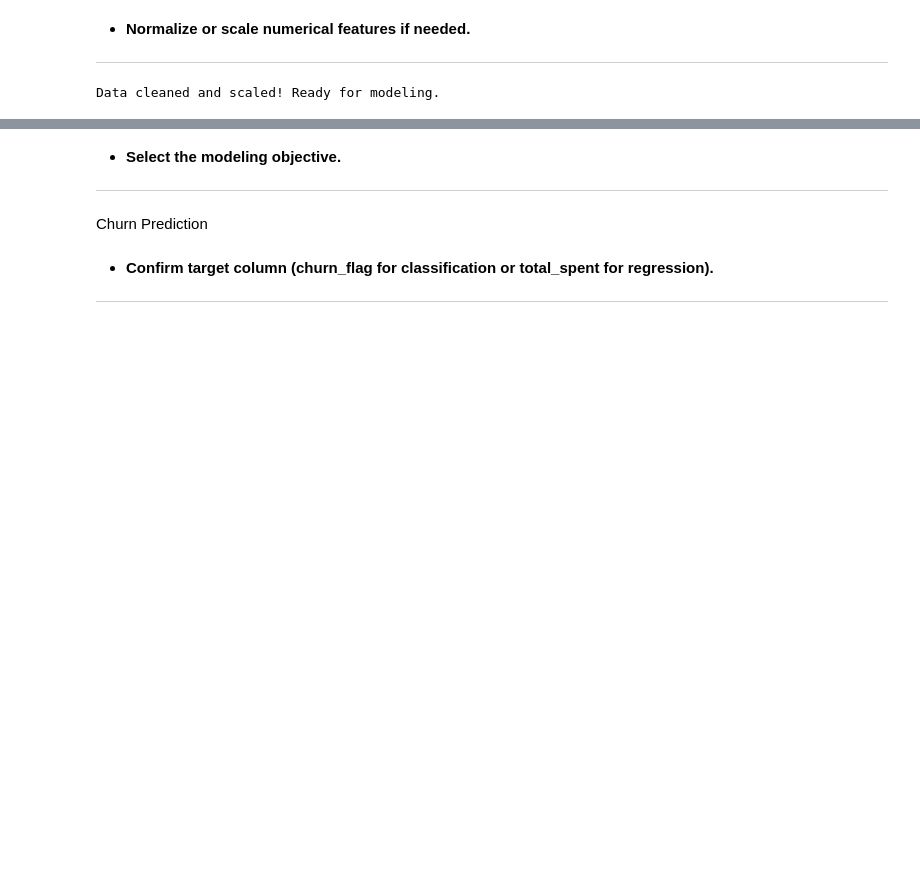
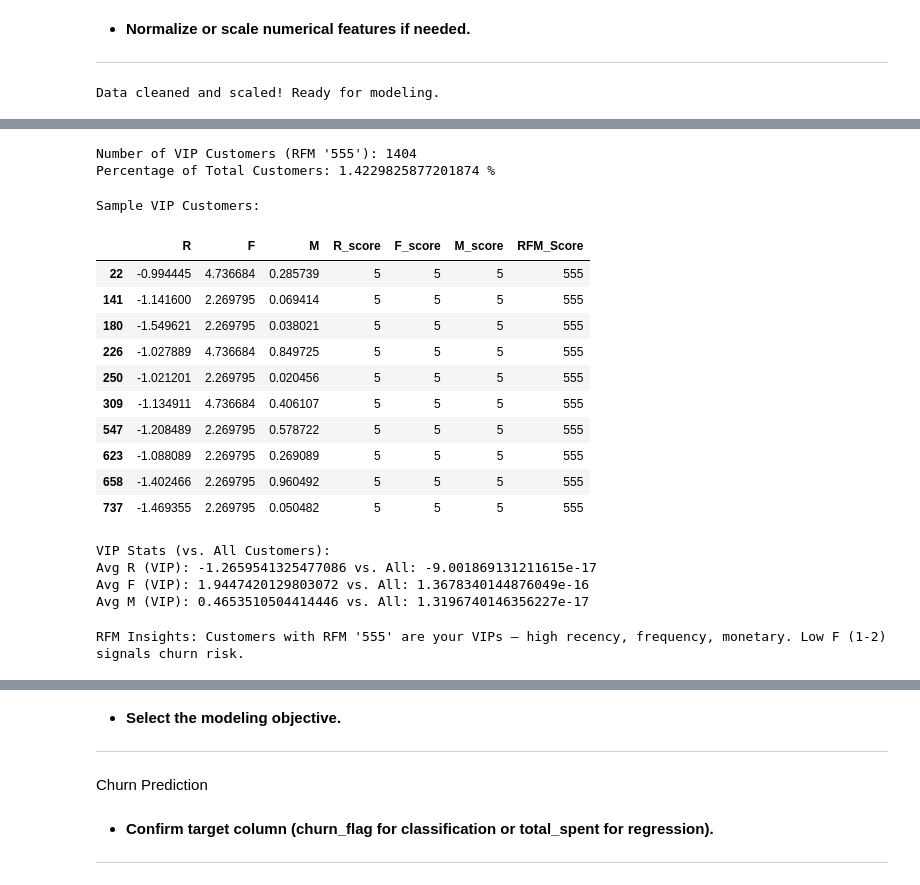
Before and after one commit to Kanakbaghel/Capstone_Project, a Jupyter notebook: Scripts/P2 : Predictive Modelling.ipynb, the cells around one changed output, grey strips where cells are left out. Cells and saved outputs as stored; diff of their text form; code cells hidden in the pictures; blank space fills up the shorter version.

```diff
--- a/Scripts/P2 : Predictive Modelling.ipynb
+++ b/Scripts/P2 : Predictive Modelling.ipynb
@@ -324,3 +416,44 @@ Data cleaned and scaled! Ready for modeling.
+# %%
+# Sub-task: Filter for top RFM scores
+vip_customers = data[data['RFM_Score'] == '555']  # Only '555' rows
+print("Number of VIP Customers (RFM '555'):", len(vip_customers))
+print("Percentage of Total Customers:", (len(vip_customers) / len(data)) * 100, "%")
+# %% [output]
+Number of VIP Customers (RFM '555'): 1404
+Percentage of Total Customers: 1.4229825877201874 %
+# %%
+# Sample VIPs (first 10)
+print("\nSample VIP Customers:")
+vip_customers[['R', 'F', 'M', 'R_score', 'F_score', 'M_score', 'RFM_Score']].head(10)
+# %% [output]
+Sample VIP Customers:
+|  | R | F | M | R_score | F_score | M_score | RFM_Score |
+| 22 | -0.994445 | 4.736684 | 0.285739 | 5 | 5 | 5 | 555 |
+| 141 | -1.141600 | 2.269795 | 0.069414 | 5 | 5 | 5 | 555 |
+| 180 | -1.549621 | 2.269795 | 0.038021 | 5 | 5 | 5 | 555 |
+| 226 | -1.027889 | 4.736684 | 0.849725 | 5 | 5 | 5 | 555 |
+| 250 | -1.021201 | 2.269795 | 0.020456 | 5 | 5 | 5 | 555 |
+| 309 | -1.134911 | 4.736684 | 0.406107 | 5 | 5 | 5 | 555 |
+| 547 | -1.208489 | 2.269795 | 0.578722 | 5 | 5 | 5 | 555 |
+| 623 | -1.088089 | 2.269795 | 0.269089 | 5 | 5 | 5 | 555 |
+| 658 | -1.402466 | 2.269795 | 0.960492 | 5 | 5 | 5 | 555 |
+| 737 | -1.469355 | 2.269795 | 0.050482 | 5 | 5 | 5 | 555 |
+# %%
+# Insights: What makes them VIP?
+print("\nVIP Stats (vs. All Customers):")
+print("Avg R (VIP):", vip_customers['R'].mean(), "vs. All:", data['R'].mean())  # Lower R = better
+print("Avg F (VIP):", vip_customers['F'].mean(), "vs. All:", data['F'].mean())  # Higher F = better
+print("Avg M (VIP):", vip_customers['M'].mean(), "vs. All:", data['M'].mean())  # Higher M = better
+# %% [output]
+VIP Stats (vs. All Customers):
+Avg R (VIP): -1.2659541325477086 vs. All: -9.001869131211615e-17
+Avg F (VIP): 1.9447420129803072 vs. All: 1.3678340144876049e-16
+Avg M (VIP): 0.4653510504414446 vs. All: 1.3196740146356227e-17
+# %%
+# Insights: '555' = champions, '111' = at-risk. Use for targeting!
+print("\nRFM Insights: Customers with RFM '555' are your VIPs – high recency, frequency, monetary. Low F (1-2) signals churn risk.")
+# %% [output]
+RFM Insights: Customers with RFM '555' are your VIPs – high recency, frequency, monetary. Low F (1-2) signals churn risk.
 # %%
 print("Features engineered! Data shape:", data.shape)
 # %% [output]
```
Also changed, not shown: parts of 45 cells of this notebook.
